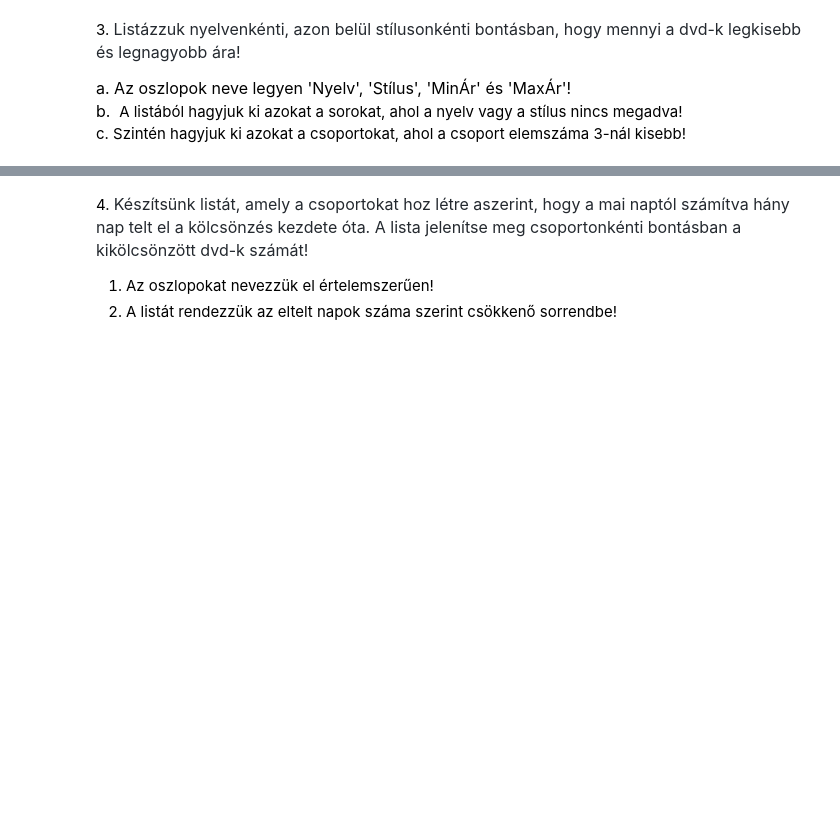
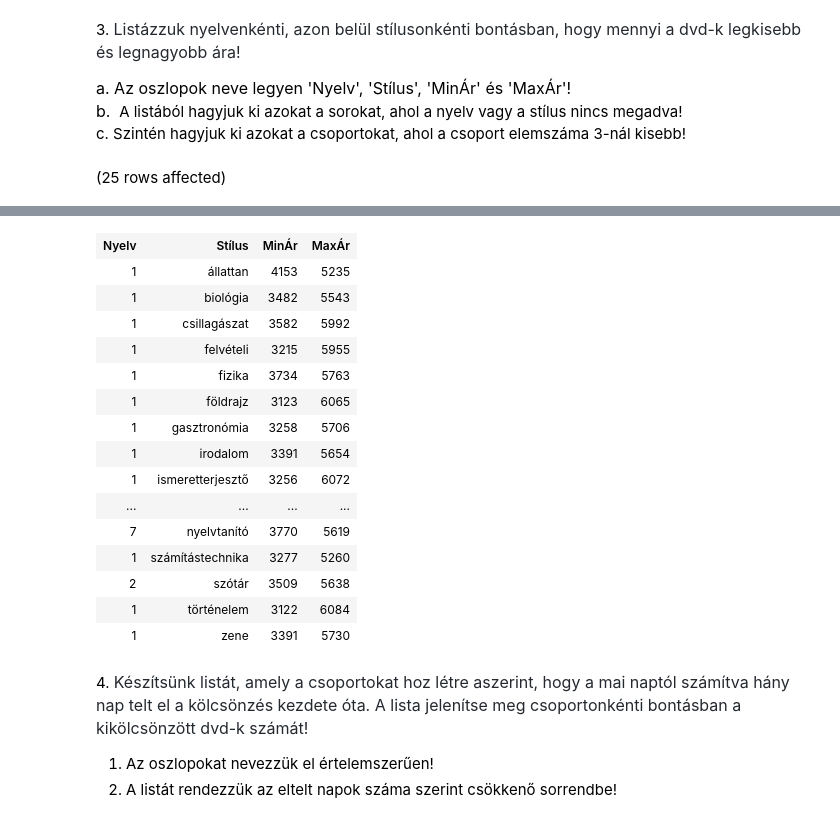
Before and after one commit to Mdorka22/sql1, a Jupyter notebook: gyakorlat02_feladatok .ipynb, the cells around one changed output, grey strips where cells are left out. Cells and saved outputs as stored; diff of their text form; code cells hidden in the pictures; blank space fills up the shorter version.

```diff
--- a/gyakorlat02_feladatok .ipynb
+++ b/gyakorlat02_feladatok .ipynb
@@ -52,3 +52,15 @@ Total execution time: 00:00:00.012
 
 <span style="font-size: 16px;">a. Az oszlopok neve legyen 'Nyelv', 'Stílus', 'MinÁr' és 'MaxÁr'!<br>b.&nbsp;</span> A listából hagyjuk ki azokat a sorokat, ahol a nyelv vagy a stílus nincs megadva!
 c. Szintén hagyjuk ki azokat a csoportokat, ahol a csoport elemszáma 3-nál kisebb!
+# %%
+SELECT  lang as 'Nyelv',
+        stilus as 'Stílus',
+        min(nettoar) as 'MinÁr',
+        max(nettoar) as 'MaxÁr'
+from dvd
+where stilus is not null and lang is not null
+group by lang,
+        stilus
+having count(*)>=3
+# %% [output]
+(25 rows affected)
@@ -55,3 +68,19 @@ c. Szintén hagyjuk ki azokat a csoportokat, ahol a csoport elemszáma 3-nál ki
+| Nyelv | Stílus | MinÁr | MaxÁr |
+| 1 | állattan | 4153 | 5235 |
+| 1 | biológia | 3482 | 5543 |
+| 1 | csillagászat | 3582 | 5992 |
+| 1 | felvételi | 3215 | 5955 |
+| 1 | fizika | 3734 | 5763 |
+| 1 | földrajz | 3123 | 6065 |
+| 1 | gasztronómia | 3258 | 5706 |
+| 1 | irodalom | 3391 | 5654 |
+| 1 | ismeretterjesztő | 3256 | 6072 |
+| ... | ... | ... | ... |
+| 7 | nyelvtanító | 3770 | 5619 |
+| 1 | számítástechnika | 3277 | 5260 |
+| 2 | szótár | 3509 | 5638 |
+| 1 | történelem | 3122 | 6084 |
+| 1 | zene | 3391 | 5730 |
 # %% [markdown]
 4. <span style="color: rgb(36, 41, 47); font-family: -apple-system, BlinkMacSystemFont, &quot;Segoe UI&quot;, Helvetica, Arial, sans-serif, &quot;Apple Color Emoji&quot;, &quot;Segoe UI Emoji&quot;; font-size: 16px;">Készítsünk listát, amely a csoportokat hoz létre aszerint, hogy a mai naptól számítva hány nap telt el a kölcsönzés kezdete óta. A lista jelenítse meg csoportonkénti bontásban a kikölcsönzött dvd-k számát!</span>
 
```
Also changed, not shown: parts of 3 cells of this notebook.
